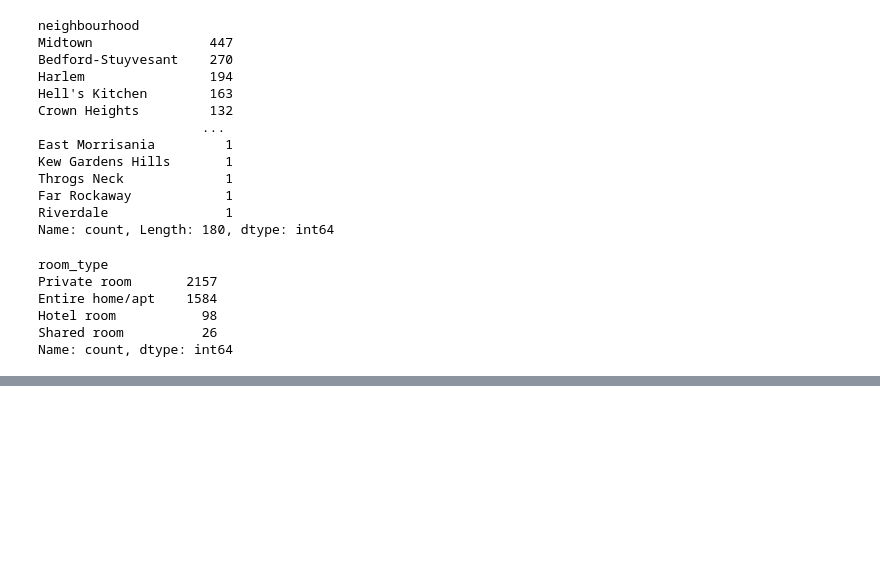
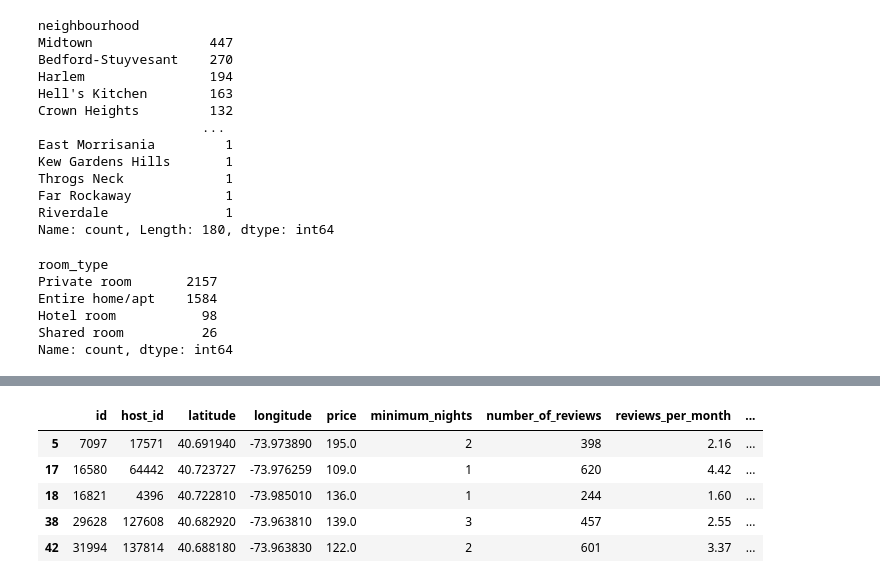
Before and after one commit to Laura-j-code/Listings-Project, a Jupyter notebook: Listings-jyp.ipynb, the cells around one changed output, grey strips where cells are left out. Cells and saved outputs as stored; diff of their text form; code cells hidden in the pictures; blank space fills up the shorter version.

```diff
--- a/Listings-jyp.ipynb
+++ b/Listings-jyp.ipynb
@@ -280,0 +288,15 @@ df_encoded.head()
+# %%
+# For the Neighbourhood column and license, there are too many categories, of which i will use frequency encoder to encode it
+freq= df['neighbourhood'].value_counts()
+freq2=df['license'].value_counts()
+df['neighbourhood_freq']= df['neighbourhood'].map(freq)
+df['licence_freq']= df['license'].map(freq2)
+df.drop(columns=[ 'neighbourhood','license','last_review'],inplace=True)
+df.head()
+# %% [output]
+|  | id | host_id | latitude | longitude | price | minimum_nights | number_of_reviews | reviews_per_month | ... |
+| 5 | 7097 | 17571 | 40.691940 | -73.973890 | 195.0 | 2 | 398 | 2.16 | ... |
+| 17 | 16580 | 64442 | 40.723727 | -73.976259 | 109.0 | 1 | 620 | 4.42 | ... |
+| 18 | 16821 | 4396 | 40.722810 | -73.985010 | 136.0 | 1 | 244 | 1.60 | ... |
+| 38 | 29628 | 127608 | 40.682920 | -73.963810 | 139.0 | 3 | 457 | 2.55 | ... |
+| 42 | 31994 | 137814 | 40.688180 | -73.963830 | 122.0 | 2 | 601 | 3.37 | ... |
```
Also changed, not shown: parts of 8 cells of this notebook.
